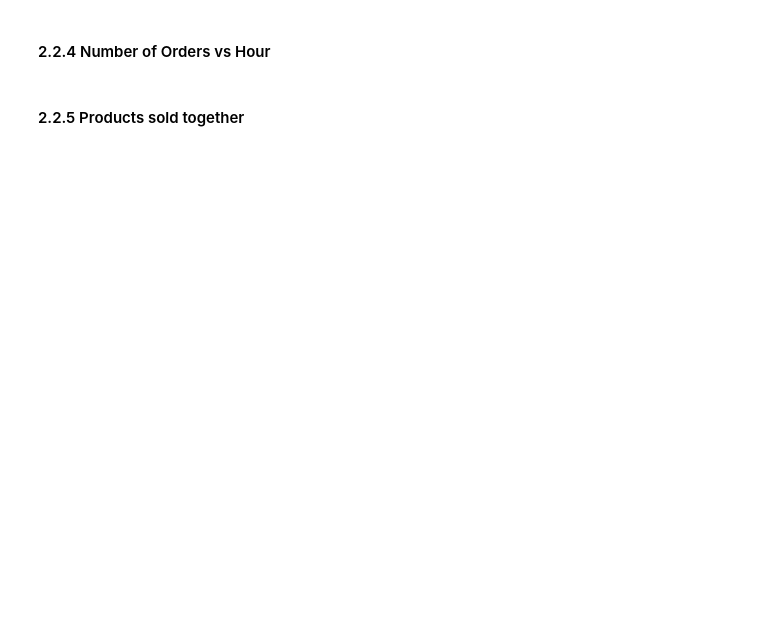
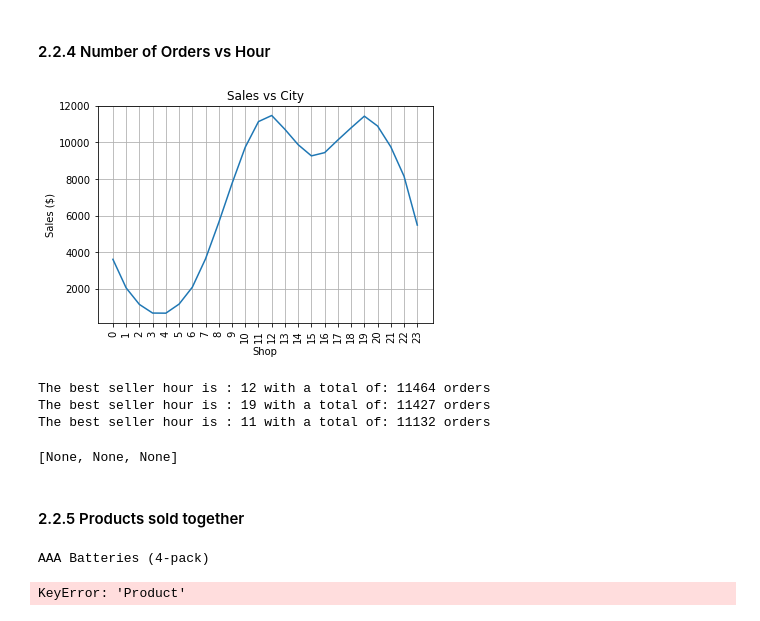
Before and after one commit to sebaahoue/Master-MSE---labos, a Jupyter notebook: DataMgmt/lab4/work/index.ipynb, the cells around one changed output. Cells and saved outputs as stored; diff of their text form; code cells hidden in the pictures; blank space fills up the shorter version.

```diff
--- a/DataMgmt/lab4/work/index.ipynb
+++ b/DataMgmt/lab4/work/index.ipynb
@@ -236,4 +253,44 @@ print(sum(test))
 # %% [markdown]
 #### 2.2.4 Number of Orders vs Hour
+# %%
+shops_list = [df_shop1, df_shop2, df_shop3, df_shop4, df_shop5, df_shop6]
+hours = [i for i in range(0, 24)]
+sales = [sum([  shop.loc[pd.to_datetime(shop['Order Date']).dt.hour == h].shape[0] for shop in shops_list]) for h in hours]
+plt.plot(hours, sales)
+plt.grid(visible=True)
+plt.xticks(hours, rotation="vertical")
+plt.ticklabel_format(style='plain', axis='y')
+plt.title('Sales vs City', color='black')
+plt.ylabel('Sales ($)')
+plt.xlabel('Shop')
+plt.show()
+[ print(F'The best seller hour is : {best} with a total of: {sales[best]} orders ') for best in pd.Series(sales).nlargest(3).index]
+# %% [output]
+[figure, added]
+The best seller hour is : 12 with a total of: 11464 orders
+The best seller hour is : 19 with a total of: 11427 orders
+The best seller hour is : 11 with a total of: 11132 orders
+[None, None, None]
 # %% [markdown]
 #### 2.2.5 Products sold together
+# %%
+shops_list = [df_shop1 ]#, df_shop2, df_shop3, df_shop4, df_shop5, df_shop6]
+list_of_product = pd.concat(shops_list)[['Product']].drop_duplicates()["Product"]
+df = pd.DataFrame(columns=list_of_product)
+for p in list_of_product :
+    df = pd.concat([pd.DataFrame([[0]*len(list_of_product)], index=[p], columns=list_of_product), df])
+for shop in shops_list:
+    order_list = shop['Order ID'].drop_duplicates()
+    product_ordered = [shop.loc[shop['Order ID'] == order]["Product"].tolist() for order in order_list]
+    for order in product_ordered:
+        for p1 in order:
+            for p2 in order:
+                #TODO remplire le panda frame list_of_product avec les combinaisons d'objet p1 et p2 commandés ensemble.
+
+
+
+
+df
+# %% [output]
+AAA Batteries (4-pack)
+KeyError: 'Product'
```
Also changed, not shown: parts of 3 cells of this notebook.
